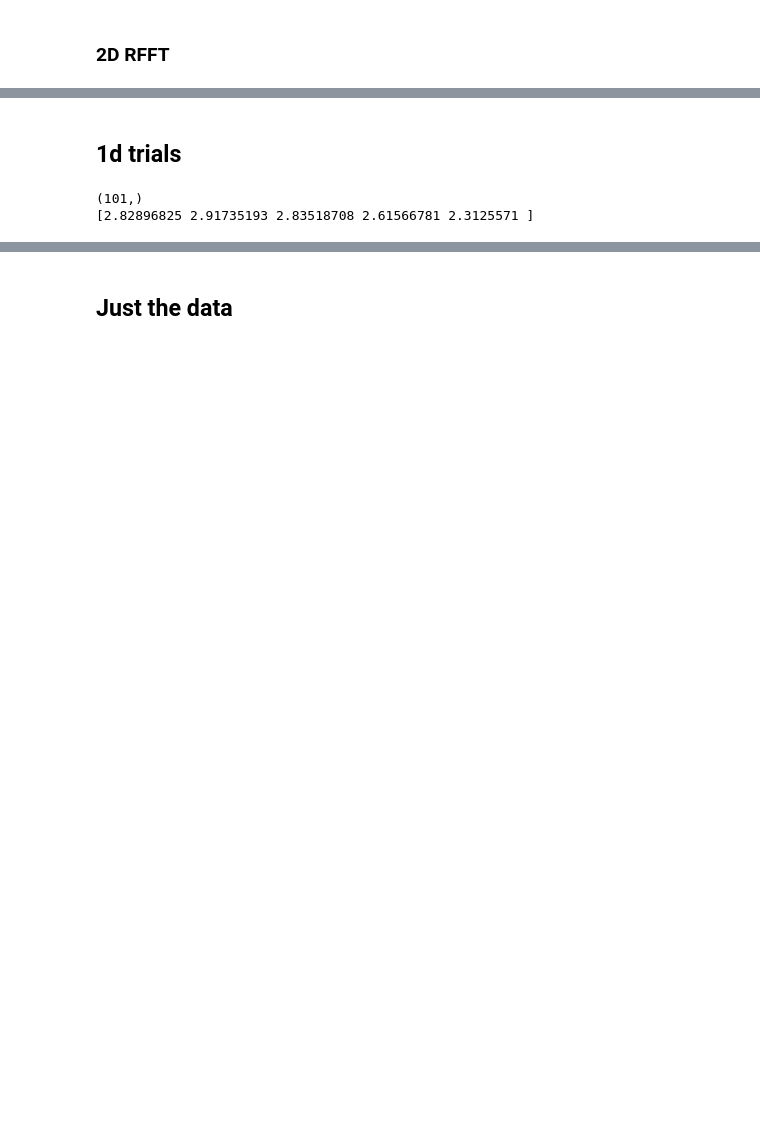
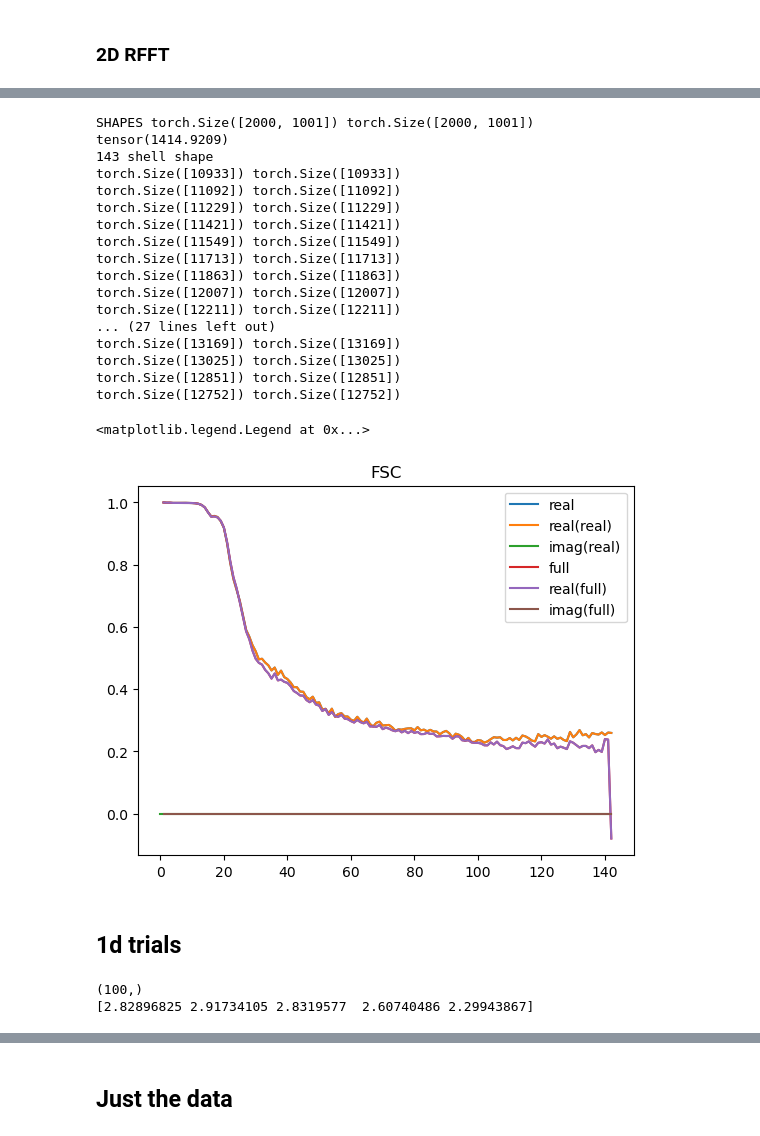
Before and after one commit to henrynjones/tomo_suli, a Jupyter notebook: FSC.ipynb, the cells around one changed output, grey strips where cells are left out. Cells and saved outputs as stored; diff of their text form; code cells hidden in the pictures; blank space fills up the shorter version.

```diff
--- a/FSC.ipynb
+++ b/FSC.ipynb
@@ -204,6 +181,8 @@ def _normalised_cc_complex_1d(a: torch.Tensor, b:torch.Tensor):
 def compute_ffsc(tensor1: torch.Tensor, tensor2: torch.Tensor):
     tensor1 = torch.fft.fftshift(torch.fft.fft2(tensor1)) #, #dim = (-2, -1))       #These don't seem to do anything
     tensor2 = torch.fft.fftshift(torch.fft.fft2(tensor2)) #, dim = (-2, -1))        #super noticeable at least in 2d
+    print('SHAPES', tensor1.shape, tensor2.shape)
+
     assert tensor1.shape == tensor2.shape
     max_dist = torch.sqrt(torch.tensor((tensor1.shape[0]/2)**2 + (tensor1.shape[1]/2)**2))
     bin_interval = 10
@@ -216,10 +195,10 @@ def compute_ffsc(tensor1: torch.Tensor, tensor2: torch.Tensor):
     del(sort_idx_flat, split_idx)
     tensor1 = torch.flatten(tensor1)
     tensor2 = torch.flatten(tensor2)
-    fsc = torch.real(torch.tensor([
+    fsc = torch.tensor([
     _normalised_cc_complex_1d(tensor1[idx], tensor2[idx])
     for idx in shell_index
-    ]))
+    ])
     return fsc
 
 full_fsc_2d = compute_ffsc(noisy_image[100,:,:], denoised_tensor[100,:,:])
@@ -233,8 +208,9 @@ Text(0.5, 1.0, 'FSC')
 ### 2D RFFT
 # %%
 def make_rfreq_radius(tensor1_shape: torch.Tensor):
-    print(tensor1_shape)
-    meshgrid = torch.meshgrid([torch.arange(tensor1_shape[0])  - tensor1_shape[0]/2,
+    """The difference here is that I don't shift the first axis for some reason?
+    """
+    meshgrid = torch.meshgrid([torch.arange(tensor1_shape[0]).float(),
                                 torch.arange(tensor1_shape[1]).float()], #don't adjust the last one, because we did rfft
                                 indexing = 'ij')
     freq_radius = torch.sqrt(torch.pow(meshgrid[0],2) + torch.pow(meshgrid[1],2))
@@ -250,6 +226,7 @@ def _normalised_cc_real_1d(tensor1: torch.Tensor, tensor2:torch.Tensor):
 def compute_rfsc(tensor1: torch.Tensor, tensor2: torch.Tensor):
     tensor1 = torch.fft.rfft2(tensor1)
     tensor2 = torch.fft.rfft2(tensor2)
+    print('SHAPES', tensor1.shape, tensor2.shape)
 
     assert tensor1.shape == tensor2.shape
     freq_radius = make_rfreq_radius(tensor1.shape)
@@ -265,15 +242,15 @@ def compute_rfsc(tensor1: torch.Tensor, tensor2: torch.Tensor):
     shell_index = torch.tensor_split(sort_idx_flat, split_idx)[:-1] #exlude last one because of binning
     print(len(shell_index), 'shell shape')
     #del(sort_idx_flat)
-
-    for idx in shell_index[:5]:
-        print(idx.shape)
-
     tensor1 = torch.flatten(tensor1)
     tensor2 = torch.flatten(tensor2)
-    fsc = torch.real(torch.tensor([
+    for idx in shell_index[70:110]:
+        print(tensor1[idx].shape, tensor2[idx].shape)
+
+
+    fsc = torch.tensor([
     _normalised_cc_real_1d(tensor1[idx], tensor2[idx])
     for idx in shell_index
-    ]))
+    ])
 
     return fsc
@@ -313,7 +288,40 @@ Text(0.5, 1.0, 'FSC')
+# %%
+fsc_r_rd = compute_rfsc(noisy_image[100,:,:], denoised_tensor[100,:,:])
+plt.plot(torch.arange(fsc_r_rd.shape[0]), fsc_r_rd.numpy(), label = 'real')
+plt.plot(torch.arange(fsc_r_rd.shape[0]), np.real(fsc_r_rd.numpy()), label = 'real(real)')
+plt.plot(torch.arange(fsc_r_rd.shape[0]), np.imag(fsc_r_rd.numpy()), label = 'imag(real)')
+
+plt.plot(torch.arange(full_fsc_2d.shape[0]), full_fsc_2d.numpy(), label = 'full')
+plt.plot(torch.arange(full_fsc_2d.shape[0]), np.real(full_fsc_2d.numpy()), label = 'real(full)')
+plt.plot(torch.arange(full_fsc_2d.shape[0]), np.imag(full_fsc_2d.numpy()), label = 'imag(full)')
+
+
+plt.title("FSC")
+plt.legend()
+# %% [output]
+SHAPES torch.Size([2000, 1001]) torch.Size([2000, 1001])
+tensor(1414.9209)
+143 shell shape
+torch.Size([10933]) torch.Size([10933])
+torch.Size([11092]) torch.Size([11092])
+torch.Size([11229]) torch.Size([11229])
+torch.Size([11421]) torch.Size([11421])
+torch.Size([11549]) torch.Size([11549])
+torch.Size([11713]) torch.Size([11713])
+torch.Size([11863]) torch.Size([11863])
+torch.Size([12007]) torch.Size([12007])
+torch.Size([12211]) torch.Size([12211])
+... (27 lines left out)
+torch.Size([13169]) torch.Size([13169])
+torch.Size([13025]) torch.Size([13025])
+torch.Size([12851]) torch.Size([12851])
+torch.Size([12752]) torch.Size([12752])
+<matplotlib.legend.Legend at 0x...>
+[figure, added]
 # %% [markdown]
 ## 1d trials
 # %%
-x = np.linspace(0, 4 * (np.pi **2), num = 101)
+x = np.linspace(0, 4 * (np.pi **2), num = 100)
 print(np.shape(x))
 empty = np.zeros_like(x)
 for i in range(1,10):
@@ -321,8 +329,8 @@ for i in range(1,10):
 values = empty
 print(values[:5])
 # %% [output]
-(101,)
-[2.82896825 2.91735193 2.83518708 2.61566781 2.3125571 ]
+(100,)
+[2.82896825 2.91734105 2.8319577  2.60740486 2.29943867]
 # %%
 time_domain = torch.tensor(values)
 # %%
```
Also changed, not shown: parts of 27 cells of this notebook.
